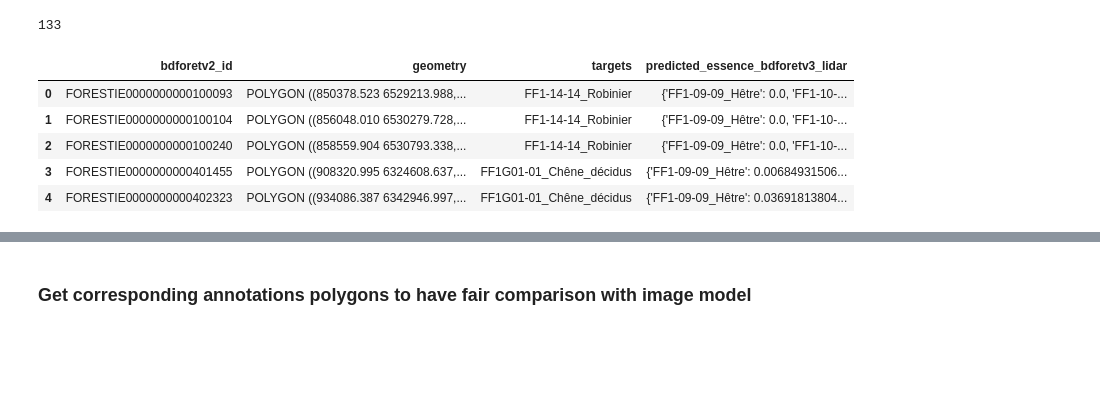
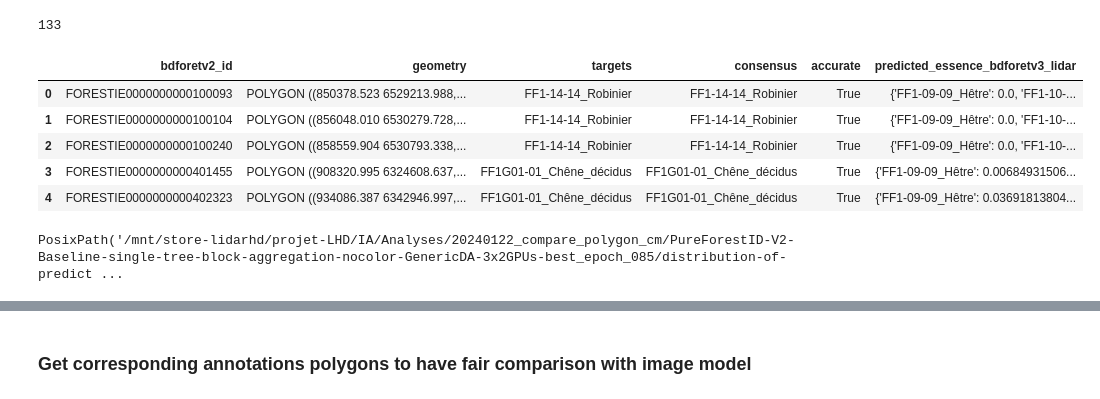
Before and after one commit to IGNF/myria3d, a Jupyter notebook: PureForestV2-Compare-Polygon-CM.ipynb, the cells around one changed output, grey strips where cells are left out. Saved outputs shown, nothing was run; the diff lists cells and outputs as text; code cells hidden in the pictures; blank space fills up the shorter version.

```diff
--- a/PureForestV2-Compare-Polygon-CM.ipynb
+++ b/PureForestV2-Compare-Polygon-CM.ipynb
@@ -44,13 +38,20 @@ df_lidar = annotations.merge(df_lidar, on="bdforetv2_id",how="right")
 # %%
 pivot_counts_by_class = df_lidar[[c for c in df_lidar.columns if c.startswith("FF")]]
 pivot_freq_by_class = pivot_counts_by_class.div(pivot_counts_by_class.sum(axis=1), axis=0)
-lidar_ensembling = df_lidar[["bdforetv2_id","geometry","targets"]].copy()
+lidar_ensembling = df_lidar[["bdforetv2_id","geometry","targets","consensus","accurate"]].copy()
 lidar_ensembling["predicted_essence_bdforetv3_lidar"] = pd.Series(pivot_freq_by_class.transpose().to_dict())
 lidar_ensembling.head()
 # %% [output]
-|  | bdforetv2_id | geometry | targets | predicted_essence_bdforetv3_lidar |
-| 0 | FORESTIE0000000000100093 | POLYGON ((850378.523 6529213.988,... | FF1-14-14_Robinier | {'FF1-09-09_Hêtre': 0.0, 'FF1-10-... |
-| 1 | FORESTIE0000000000100104 | POLYGON ((856048.010 6530279.728,... | FF1-14-14_Robinier | {'FF1-09-09_Hêtre': 0.0, 'FF1-10-... |
-| 2 | FORESTIE0000000000100240 | POLYGON ((858559.904 6530793.338,... | FF1-14-14_Robinier | {'FF1-09-09_Hêtre': 0.0, 'FF1-10-... |
-| 3 | FORESTIE0000000000401455 | POLYGON ((908320.995 6324608.637,... | FF1G01-01_Chêne_décidus | {'FF1-09-09_Hêtre': 0.00684931506... |
-| 4 | FORESTIE0000000000402323 | POLYGON ((934086.387 6342946.997,... | FF1G01-01_Chêne_décidus | {'FF1-09-09_Hêtre': 0.03691813804... |
+|  | bdforetv2_id | geometry | targets | consensus | accurate | predicted_essence_bdforetv3_lidar |
+| 0 | FORESTIE0000000000100093 | POLYGON ((850378.523 6529213.988,... | FF1-14-14_Robinier | FF1-14-14_Robinier | True | {'FF1-09-09_Hêtre': 0.0, 'FF1-10-... |
+| 1 | FORESTIE0000000000100104 | POLYGON ((856048.010 6530279.728,... | FF1-14-14_Robinier | FF1-14-14_Robinier | True | {'FF1-09-09_Hêtre': 0.0, 'FF1-10-... |
+| 2 | FORESTIE0000000000100240 | POLYGON ((858559.904 6530793.338,... | FF1-14-14_Robinier | FF1-14-14_Robinier | True | {'FF1-09-09_Hêtre': 0.0, 'FF1-10-... |
+| 3 | FORESTIE0000000000401455 | POLYGON ((908320.995 6324608.637,... | FF1G01-01_Chêne_décidus | FF1G01-01_Chêne_décidus | True | {'FF1-09-09_Hêtre': 0.00684931506... |
+| 4 | FORESTIE0000000000402323 | POLYGON ((934086.387 6342946.997,... | FF1G01-01_Chêne_décidus | FF1G01-01_Chêne_décidus | True | {'FF1-09-09_Hêtre': 0.03691813804... |
+# %%
+filename = "distribution-of-predictions-by-polygon.gpkg"
+lidar_ensembling.to_file(Path("./") / filename)
+import shutil
+shutil.move(Path("./") / filename, UNION_PREDICTIONS_DIR / filename)
+# %% [output]
+PosixPath('/mnt/store-lidarhd/projet-LHD/IA/Analyses/20240122_compare_polygon_cm/PureForestID-V2-Baseline-single-tree-block-aggregation-nocolor-GenericDA-3x2GPUs-best_epoch_085/distribution-of-predict ...
```
Also changed, not shown: parts of 3 cells of this notebook.
